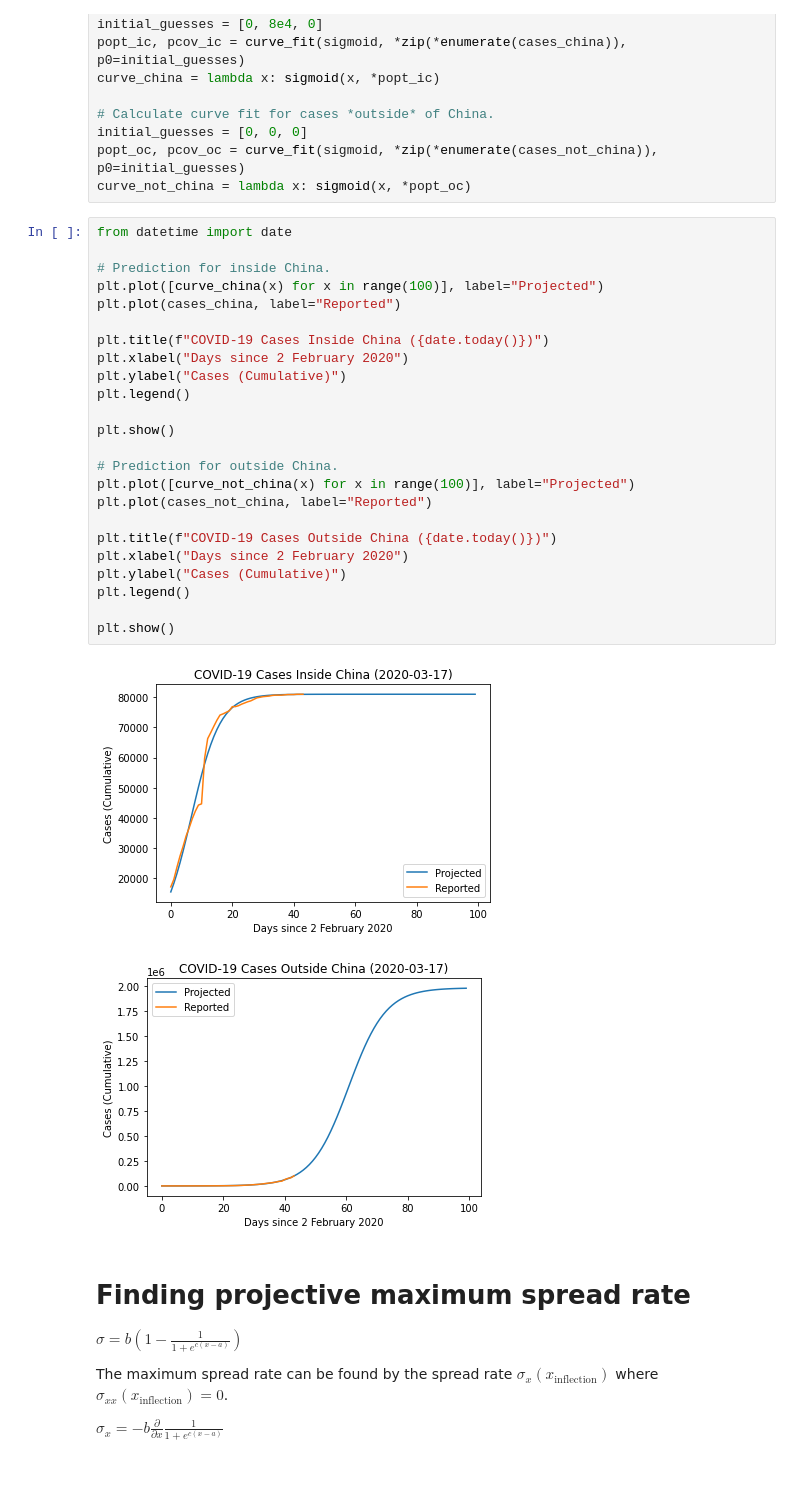
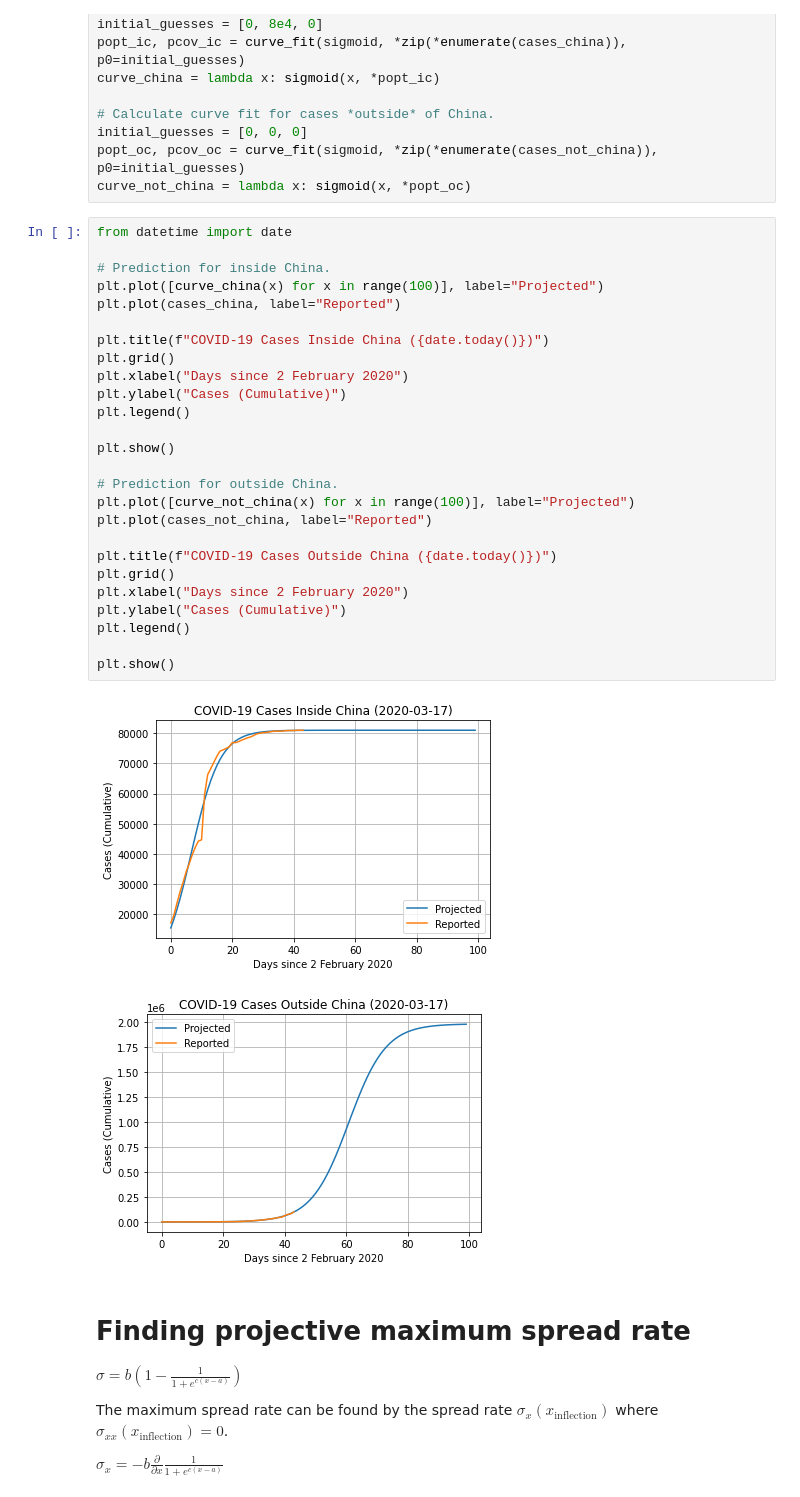
Before and after one commit to hinsley/colabs, a Jupyter notebook: Coronavirus_Projections.ipynb, the cells around one changed output. Cells and saved outputs as stored; diff of their text form.

Commit message:
Add gridlines to old plots

```diff
--- a/Coronavirus_Projections.ipynb
+++ b/Coronavirus_Projections.ipynb
@@ -139,30 +140,32 @@ curve_not_china = lambda x: sigmoid(x, *popt_oc)
 # %%
 from datetime import date
 
 # Prediction for inside China.
 plt.plot([curve_china(x) for x in range(100)], label="Projected")
 plt.plot(cases_china, label="Reported")
 
 plt.title(f"COVID-19 Cases Inside China ({date.today()})")
+plt.grid()
 plt.xlabel("Days since 2 February 2020")
 plt.ylabel("Cases (Cumulative)")
 plt.legend()
 
 plt.show()
 
 # Prediction for outside China.
 plt.plot([curve_not_china(x) for x in range(100)], label="Projected")
 plt.plot(cases_not_china, label="Reported")
 
 plt.title(f"COVID-19 Cases Outside China ({date.today()})")
+plt.grid()
 plt.xlabel("Days since 2 February 2020")
 plt.ylabel("Cases (Cumulative)")
 plt.legend()
 
 plt.show()
 # %% [output]
-[figure, old version]
+[figure, new version]
-[figure, old version]
+[figure, new version]
 # %% [markdown]
 # Finding projective maximum spread rate
 
```
Also changed, not shown: parts of 2 cells of this notebook.
